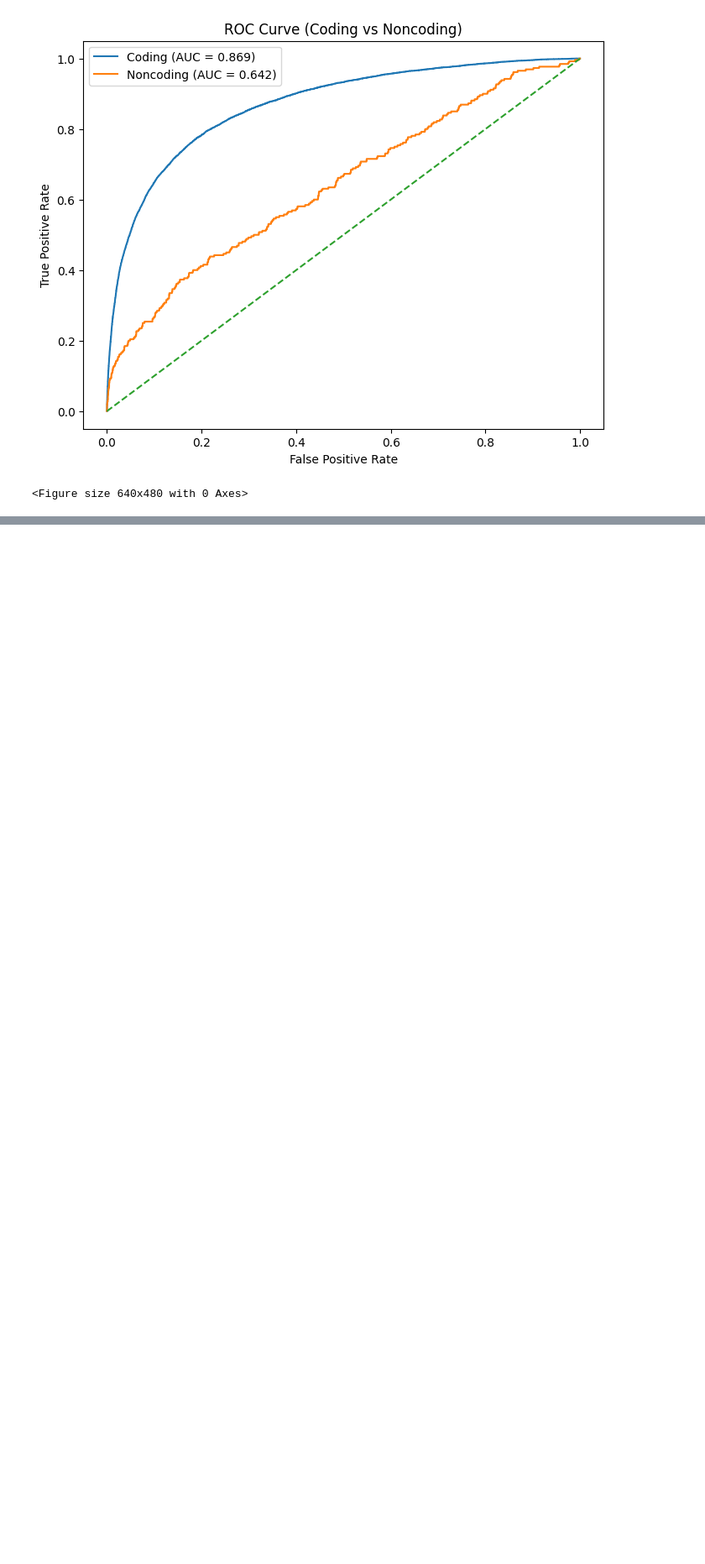
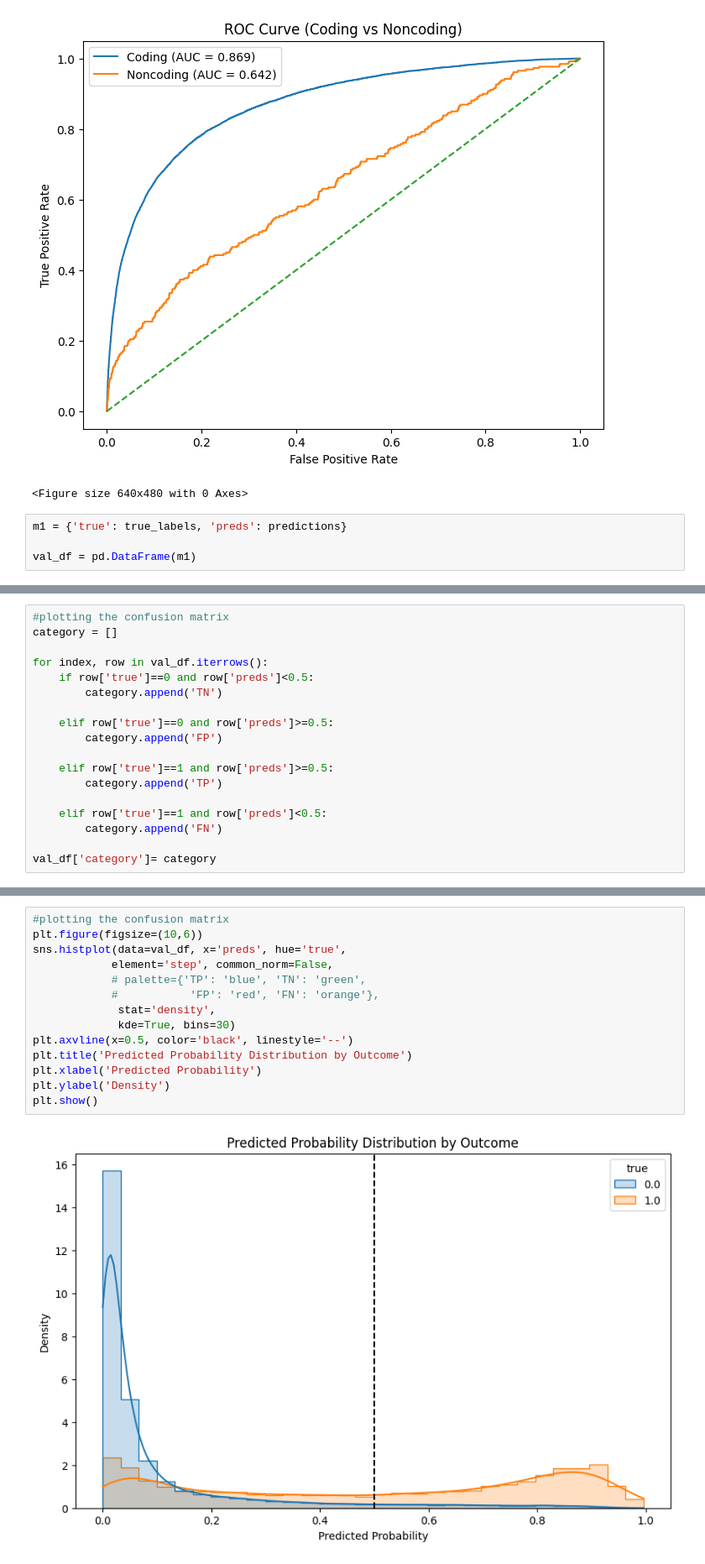
Before and after one commit to Anskira/Predicting-the-pathogenecity-of-genetic-variants, a Jupyter notebook: Notebooks/model_training.ipynb, the cells around one changed output, grey strips where cells are left out. Shown at 84% size. Drawn from its saved outputs; the diff is of its cells as text; blank space fills up the shorter version.

```diff
--- a/Notebooks/model_training.ipynb
+++ b/Notebooks/model_training.ipynb
@@ -456,3 +472,7 @@ plt.savefig('plots/Regionic_ROC_2.png')
 # %% [output]
 [figure]
 <Figure size 640x480 with 0 Axes>
+# %%
+m1 = {'true': true_labels, 'preds': predictions}
+
+val_df = pd.DataFrame(m1)
@@ -458,0 +498,18 @@ plt.savefig('plots/Regionic_ROC_2.png')
+# %%
+#plotting the confusion matrix
+category = []
+
+for index, row in val_df.iterrows():
+    if row['true']==0 and row['preds']<0.5:
+        category.append('TN')
+
+    elif row['true']==0 and row['preds']>=0.5:
+        category.append('FP')
+
+    elif row['true']==1 and row['preds']>=0.5:
+        category.append('TP')
+
+    elif row['true']==1 and row['preds']<0.5:
+        category.append('FN')
+
+val_df['category']= category
@@ -458,0 +525,16 @@ plt.savefig('plots/Regionic_ROC_2.png')
+# %%
+#plotting the confusion matrix
+plt.figure(figsize=(10,6))
+sns.histplot(data=val_df, x='preds', hue='true',
+            element='step', common_norm=False,
+            # palette={'TP': 'blue', 'TN': 'green',
+            #           'FP': 'red', 'FN': 'orange'},
+             stat='density',
+             kde=True, bins=30)
+plt.axvline(x=0.5, color='black', linestyle='--')
+plt.title('Predicted Probability Distribution by Outcome')
+plt.xlabel('Predicted Probability')
+plt.ylabel('Density')
+plt.show()
+# %% [output]
+[figure, added]
```
Also changed, not shown: parts of 8 cells of this notebook, 13 other files.
